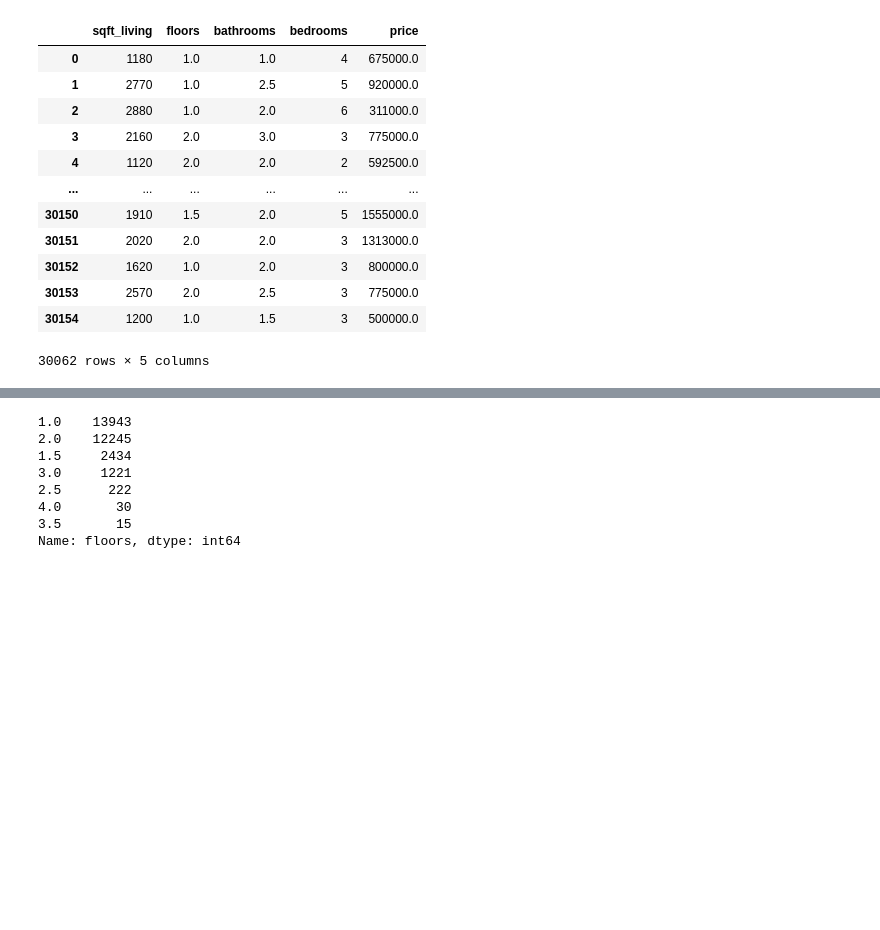
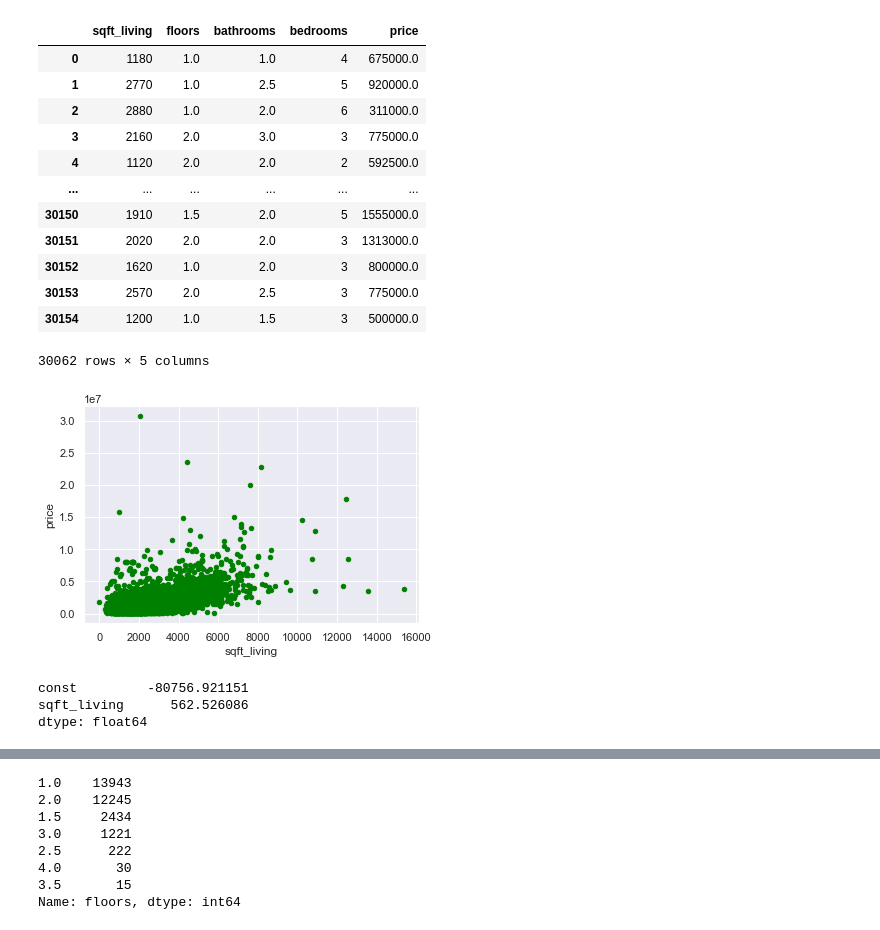
Before and after one commit to ldwilker10/dsc-phase-2-project-v2-5, a Jupyter notebook: student copy.ipynb, the cells around one changed output, grey strips where cells are left out. Cells and saved outputs as stored; diff of their text form; code cells hidden in the pictures; blank space fills up the shorter version.

```diff
--- a/student copy.ipynb
+++ b/student copy.ipynb
@@ -269,3 +269,16 @@ kc_subset
 | 30153 | 2570 | 2.0 | 2.5 | 3 | 775000.0 |
 | 30154 | 1200 | 1.0 | 1.5 | 3 | 500000.0 |
 30062 rows × 5 columns
+# %%
+# Plotting sqft_living on a scatter plot to explore visual relationship
+# between sqft_living and price
+kc_subset.plot(x="sqft_living", y="price", kind="scatter", color = "green");
+# %% [output]
+[figure, added]
+# %%
+results = sm.OLS(kc_subset["price"], sm.add_constant(kc_subset[["sqft_living"]])).fit()
+results.params
+# %% [output]
+const         -80756.921151
+sqft_living      562.526086
+dtype: float64
```
Also changed, not shown: parts of 5 cells of this notebook.
